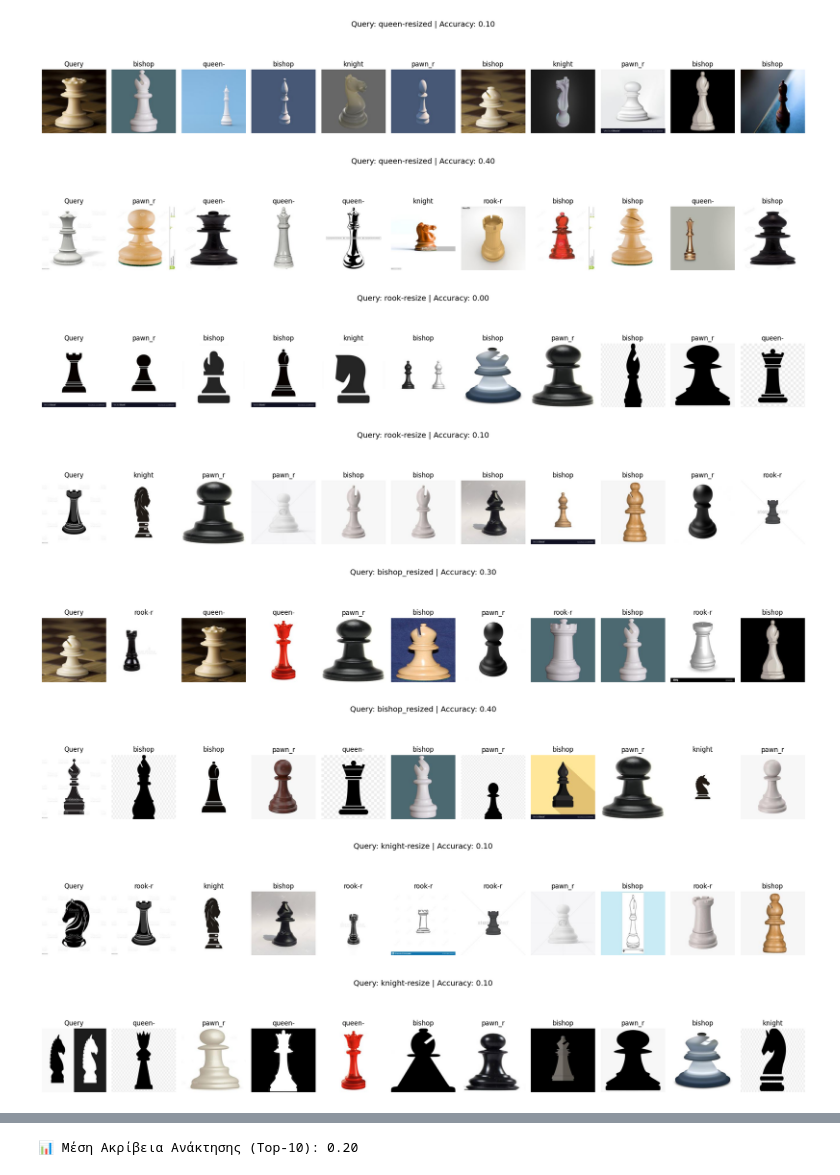
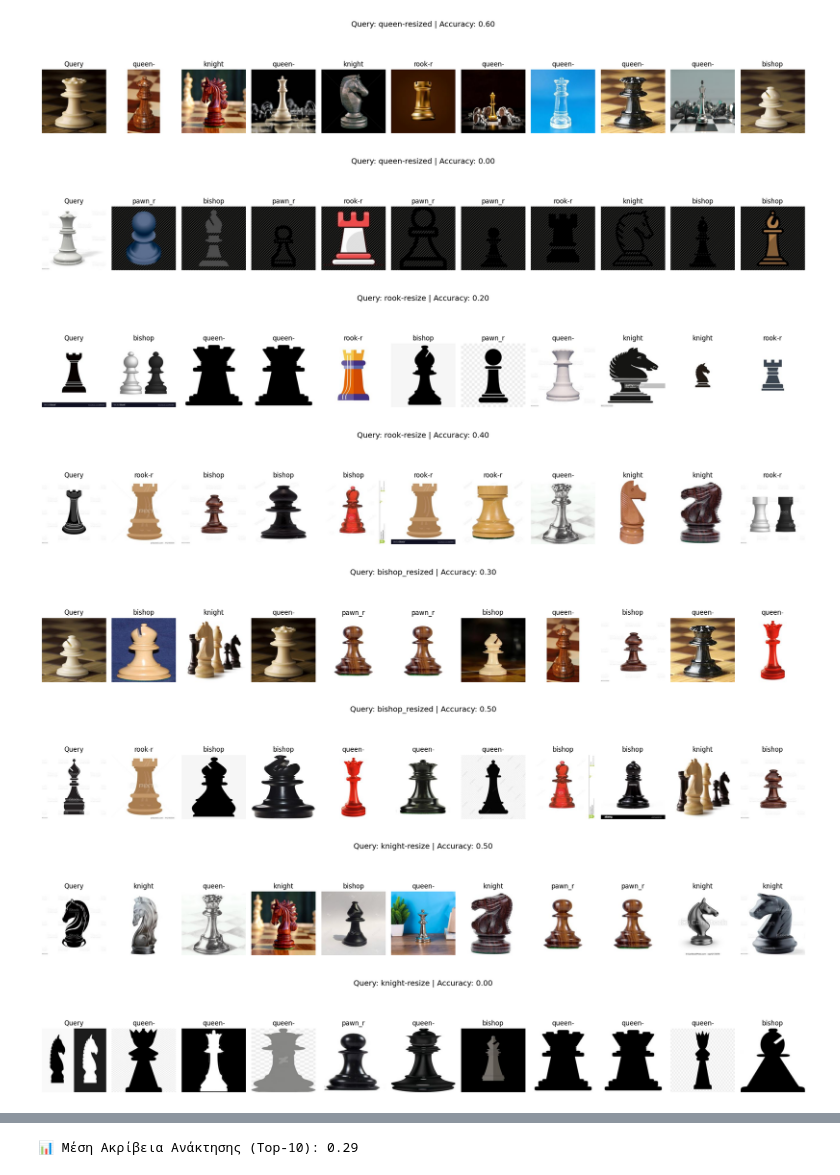
Before and after one commit to FOTIS21/EIKONES, a Jupyter notebook: ex4_p2.ipynb, the cells around one changed output, grey strips where cells are left out. Saved outputs shown, nothing was run; the diff lists cells and outputs as text; code cells hidden in the pictures.

```diff
--- a/ex4_p2.ipynb
+++ b/ex4_p2.ipynb
@@ -44,7 +44,7 @@ for img, path in zip(images_gray, image_paths):
 all_descriptors = np.vstack([desc for desc in descriptors if desc is not None]).astype(float)
 
 # -------------------- 4. Εκπαίδευση KMeans (λεξικό) --------------------
-k = 100  # Αριθμός visual words
+k = 200  # Αριθμός visual words
 criteria = (cv2.TERM_CRITERIA_EPS + cv2.TERM_CRITERIA_MAX_ITER, 100, 0.2)
 attempts = 10
 flags = cv2.KMEANS_RANDOM_CENTERS
@@ -123,7 +121,7 @@ for q in query_filenames:
 
 
 features = tf_idf  # μπορείς και bovw_vectors αν δεν θέλεις TF-IDF
-dist_matrix = cdist(features, features, metric='euclidean')
+dist_matrix = cdist(features, features, metric='cosine')
 
 accuracies = []
 
@@ -137,38 +135,38 @@ for query_idx in query_indices:
     retrieved_paths = [image_paths_valid[i] for i in top_indices]
     retrieved_labels = [os.path.normpath(p).split(os.sep)[0].lower() for p in retrieved_paths]
 
     correct = sum(1 for lbl in retrieved_labels if lbl == query_label)
     accuracy = correct / 10.0
     accuracies.append(accuracy)
 
     # Εμφάνιση με εικόνες
     fig, axs = plt.subplots(1, 11, figsize=(20, 4))
     fig.suptitle(f"Query: {query_label} | Accuracy: {accuracy:.2f}", fontsize=14)
 
     # Query image
     axs[0].imshow(mpimg.imread(query_path), cmap='gray')
     axs[0].set_title("Query")
     axs[0].axis("off")
 
     # Top-10
     for j, (img_path, lbl) in enumerate(zip(retrieved_paths, retrieved_labels), start=1):
         axs[j].imshow(mpimg.imread(img_path), cmap='gray')
         axs[j].set_title(lbl[:6])  # π.χ. "queen", "pawn", ...
         axs[j].axis("off")
 
     plt.tight_layout()
     plt.show()
 
 
 # Μέση ακρίβεια
 mean_accuracy = np.mean(accuracies)
 print(f"\n📊 Μέση Ακρίβεια Ανάκτησης (Top-10): {mean_accuracy:.2f}")
 # %% [output]
-[figure, old version]
+[figure, new version]
-[figure, old version]
+[figure, new version]
-[figure, old version]
+[figure, new version]
-[figure, old version]
+[figure, new version]
-[figure, old version]
+[figure, new version]
-[figure, old version]
+[figure, new version]
-[figure, old version]
+[figure, new version]
-[figure, old version]
+[figure, new version]
@@ -177 +175 @@ print(f"\n📊 Μέση Ακρίβεια Ανάκτησης (Top-10): {mean_accu
-📊 Μέση Ακρίβεια Ανάκτησης (Top-10): 0.20
+📊 Μέση Ακρίβεια Ανάκτησης (Top-10): 0.29
```
Also changed, not shown: parts of 2 cells of this notebook.
